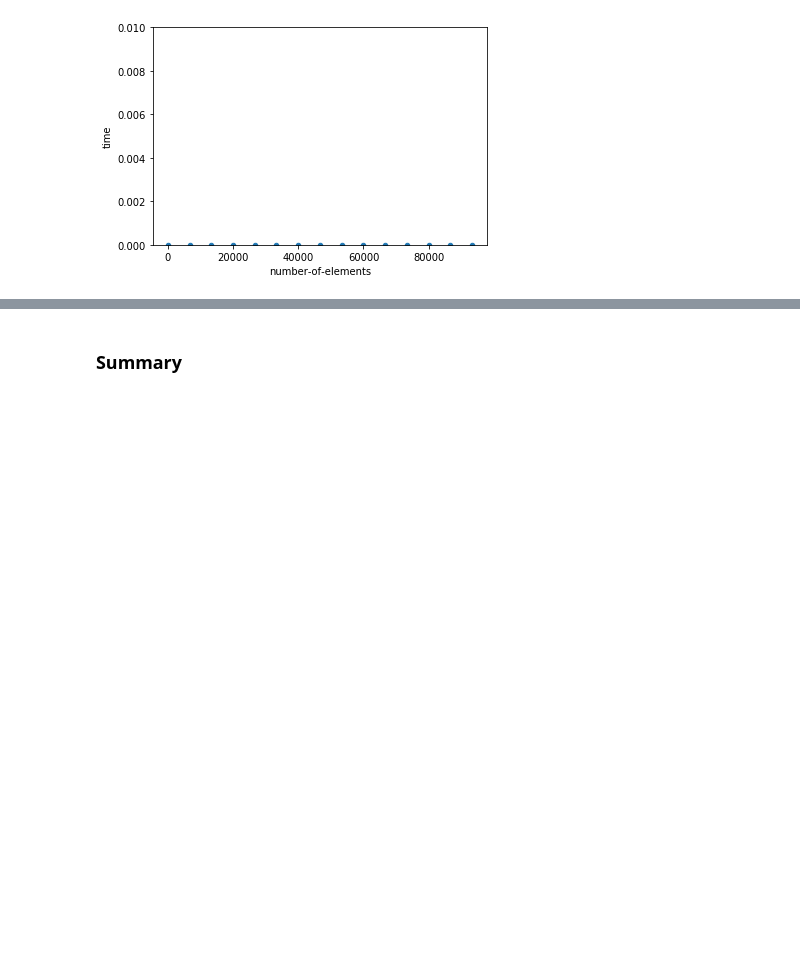
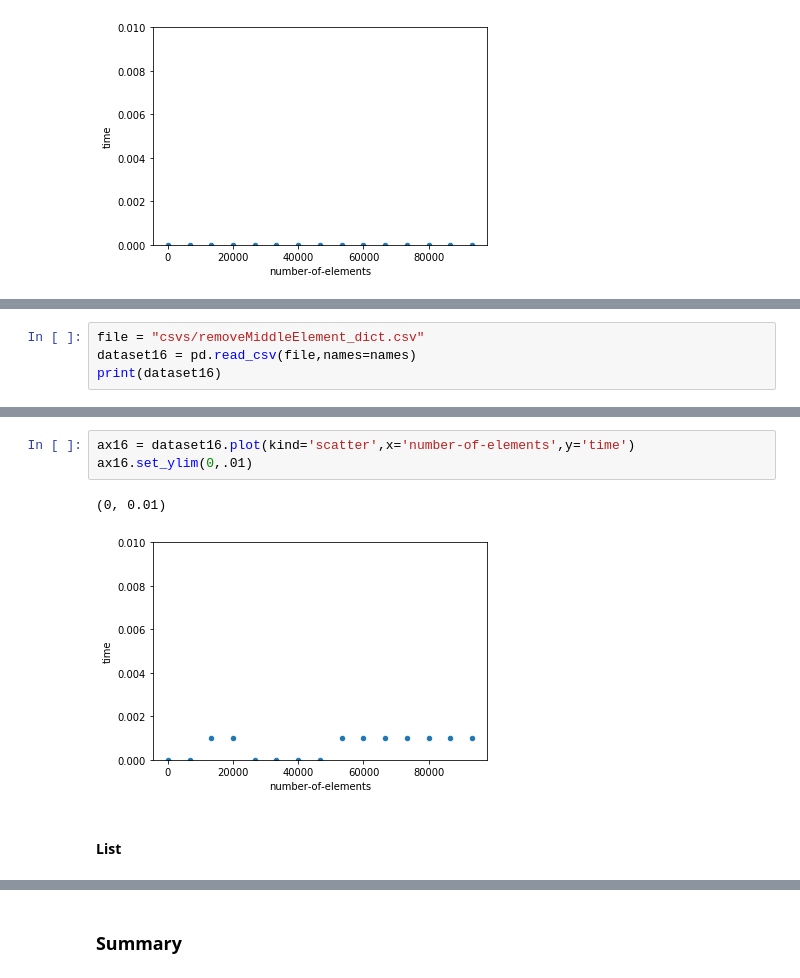
Before and after one commit to Evan-Minor/cs301-assignment2, a Jupyter notebook: Assignment2Report.ipynb, the cells around one changed output, grey strips where cells are left out. Saved outputs shown, nothing was run; the diff lists cells and outputs as text; blank space fills up the shorter version.

Commit message:
Add graphs and tables to all functions

```diff
--- a/Assignment2Report.ipynb
+++ b/Assignment2Report.ipynb
@@ -482,0 +491,4 @@ ax15.set_ylim(0,.01)
+# %%
+file = "csvs/removeMiddleElement_dict.csv"
+dataset16 = pd.read_csv(file,names=names)
+print(dataset16)
@@ -482,0 +512,8 @@ ax15.set_ylim(0,.01)
+# %%
+ax16 = dataset16.plot(kind='scatter',x='number-of-elements',y='time')
+ax16.set_ylim(0,.01)
+# %% [output]
+(0, 0.01)
+[figure, added]
+# %% [markdown]
+#### List
```
Also changed, not shown: parts of 14 cells of this notebook.
